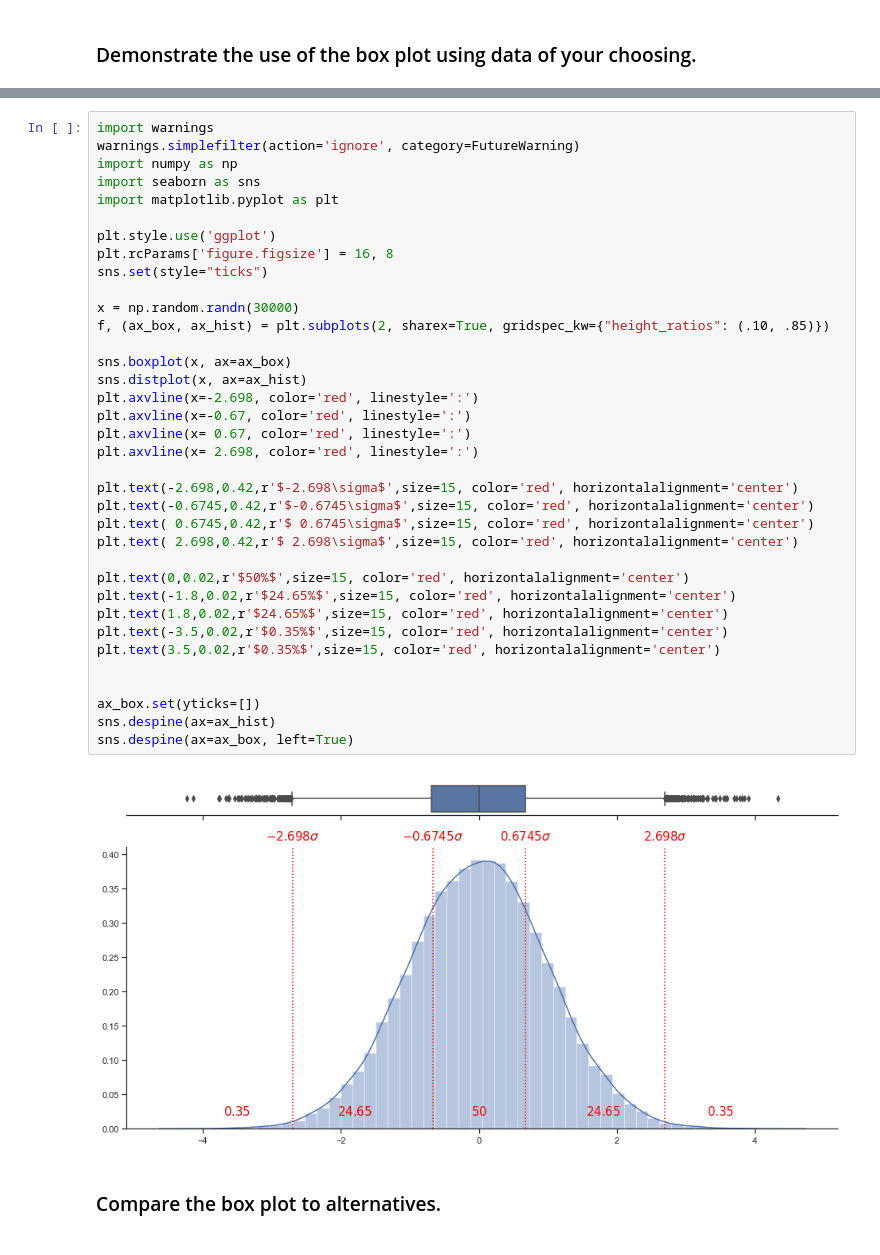
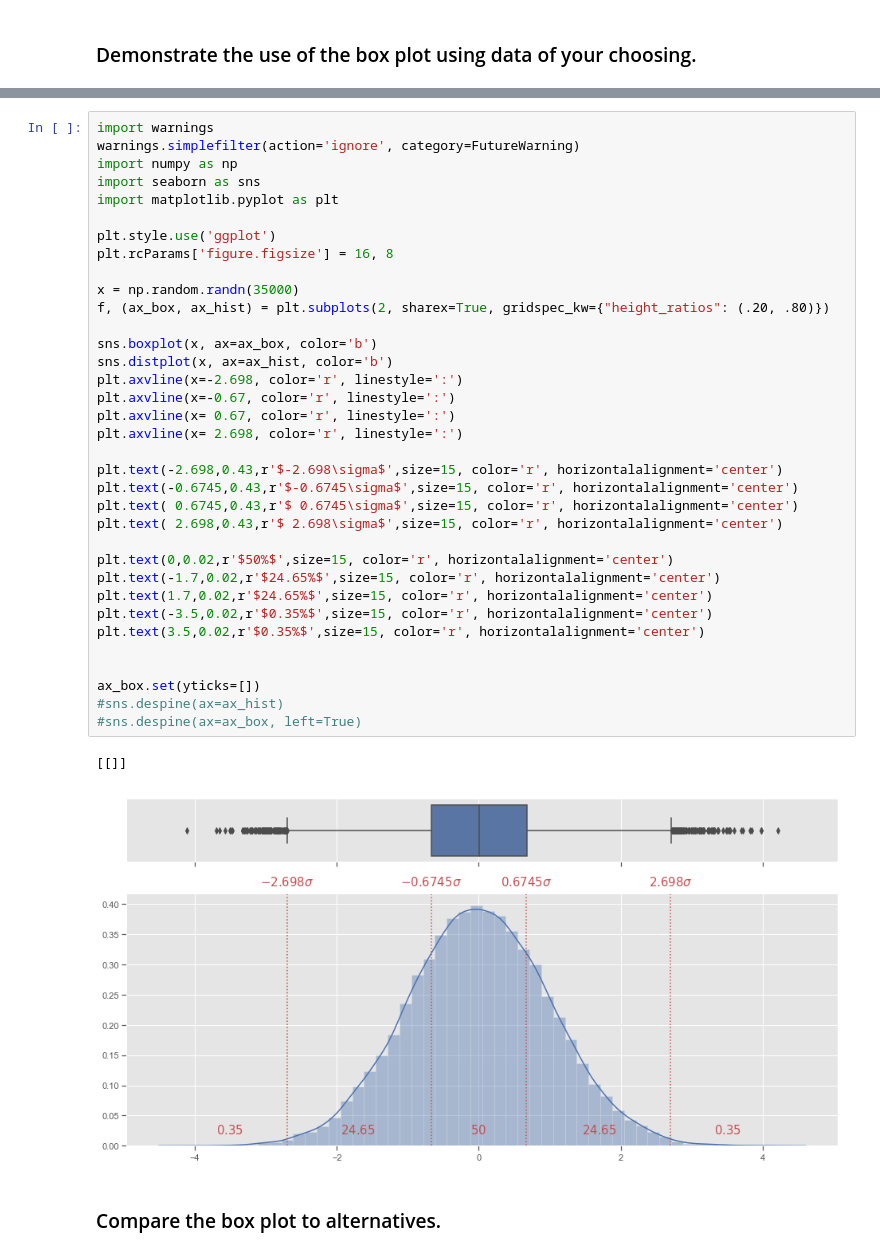
Before and after one commit to G00364778/52446_project, a Jupyter notebook: the_box_plot.ipynb, the cells around one changed output, grey strips where cells are left out. Cells and saved outputs as stored; diff of their text form.

Commit message:
update to box and histogram plot and discussion points

```diff
--- a/the_box_plot.ipynb
+++ b/the_box_plot.ipynb
@@ -98,41 +102,41 @@ The percentiles divides the dataset into quarters where the borders of of the qu
 # %%
 import warnings
 warnings.simplefilter(action='ignore', category=FutureWarning)
 import numpy as np
 import seaborn as sns
 import matplotlib.pyplot as plt
 
 plt.style.use('ggplot')
 plt.rcParams['figure.figsize'] = 16, 8
-sns.set(style="ticks")
 
-x = np.random.randn(30000)
-f, (ax_box, ax_hist) = plt.subplots(2, sharex=True, gridspec_kw={"height_ratios": (.10, .85)})
+x = np.random.randn(35000)
+f, (ax_box, ax_hist) = plt.subplots(2, sharex=True, gridspec_kw={"height_ratios": (.20, .80)})
 
-sns.boxplot(x, ax=ax_box)
-sns.distplot(x, ax=ax_hist)
-plt.axvline(x=-2.698, color='red', linestyle=':')
-plt.axvline(x=-0.67, color='red', linestyle=':')
-plt.axvline(x= 0.67, color='red', linestyle=':')
-plt.axvline(x= 2.698, color='red', linestyle=':')
+sns.boxplot(x, ax=ax_box, color='b')
+sns.distplot(x, ax=ax_hist, color='b')
+plt.axvline(x=-2.698, color='r', linestyle=':')
+plt.axvline(x=-0.67, color='r', linestyle=':')
+plt.axvline(x= 0.67, color='r', linestyle=':')
+plt.axvline(x= 2.698, color='r', linestyle=':')
 
-plt.text(-2.698,0.42,r'$-2.698\sigma$',size=15, color='red', horizontalalignment='center')
-plt.text(-0.6745,0.42,r'$-0.6745\sigma$',size=15, color='red', horizontalalignment='center')
-plt.text( 0.6745,0.42,r'$ 0.6745\sigma$',size=15, color='red', horizontalalignment='center')
-plt.text( 2.698,0.42,r'$ 2.698\sigma$',size=15, color='red', horizontalalignment='center')
+plt.text(-2.698,0.43,r'$-2.698\sigma$',size=15, color='r', horizontalalignment='center')
+plt.text(-0.6745,0.43,r'$-0.6745\sigma$',size=15, color='r', horizontalalignment='center')
+plt.text( 0.6745,0.43,r'$ 0.6745\sigma$',size=15, color='r', horizontalalignment='center')
+plt.text( 2.698,0.43,r'$ 2.698\sigma$',size=15, color='r', horizontalalignment='center')
 
-plt.text(0,0.02,r'$50%$',size=15, color='red', horizontalalignment='center')
-plt.text(-1.8,0.02,r'$24.65%$',size=15, color='red', horizontalalignment='center')
-plt.text(1.8,0.02,r'$24.65%$',size=15, color='red', horizontalalignment='center')
-plt.text(-3.5,0.02,r'$0.35%$',size=15, color='red', horizontalalignment='center')
-plt.text(3.5,0.02,r'$0.35%$',size=15, color='red', horizontalalignment='center')
+plt.text(0,0.02,r'$50%$',size=15, color='r', horizontalalignment='center')
+plt.text(-1.7,0.02,r'$24.65%$',size=15, color='r', horizontalalignment='center')
+plt.text(1.7,0.02,r'$24.65%$',size=15, color='r', horizontalalignment='center')
+plt.text(-3.5,0.02,r'$0.35%$',size=15, color='r', horizontalalignment='center')
+plt.text(3.5,0.02,r'$0.35%$',size=15, color='r', horizontalalignment='center')
 
 
 ax_box.set(yticks=[])
-sns.despine(ax=ax_hist)
-sns.despine(ax=ax_box, left=True)
+#sns.despine(ax=ax_hist)
+#sns.despine(ax=ax_box, left=True)
 # %% [output]
+[[]]
-[figure, old version]
+[figure, new version]
 # %% [markdown]
 ### Compare the box plot to alternatives.
 # %% [markdown]
```
Also changed, not shown: parts of 1 cell of this notebook.
